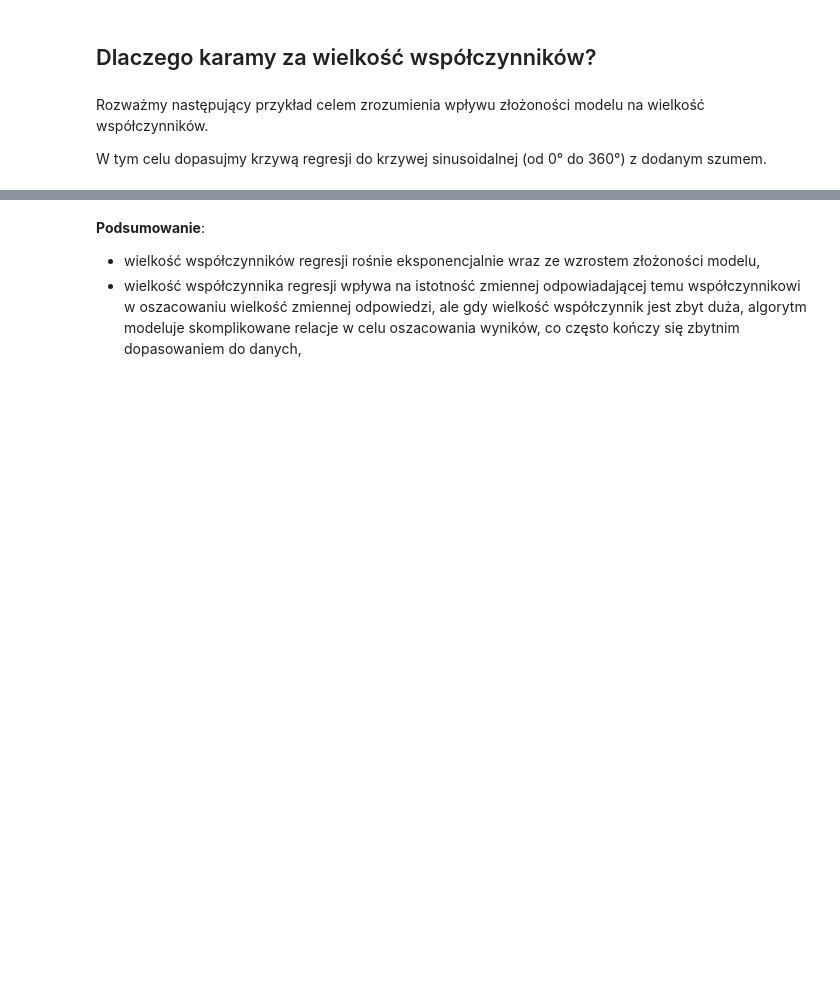
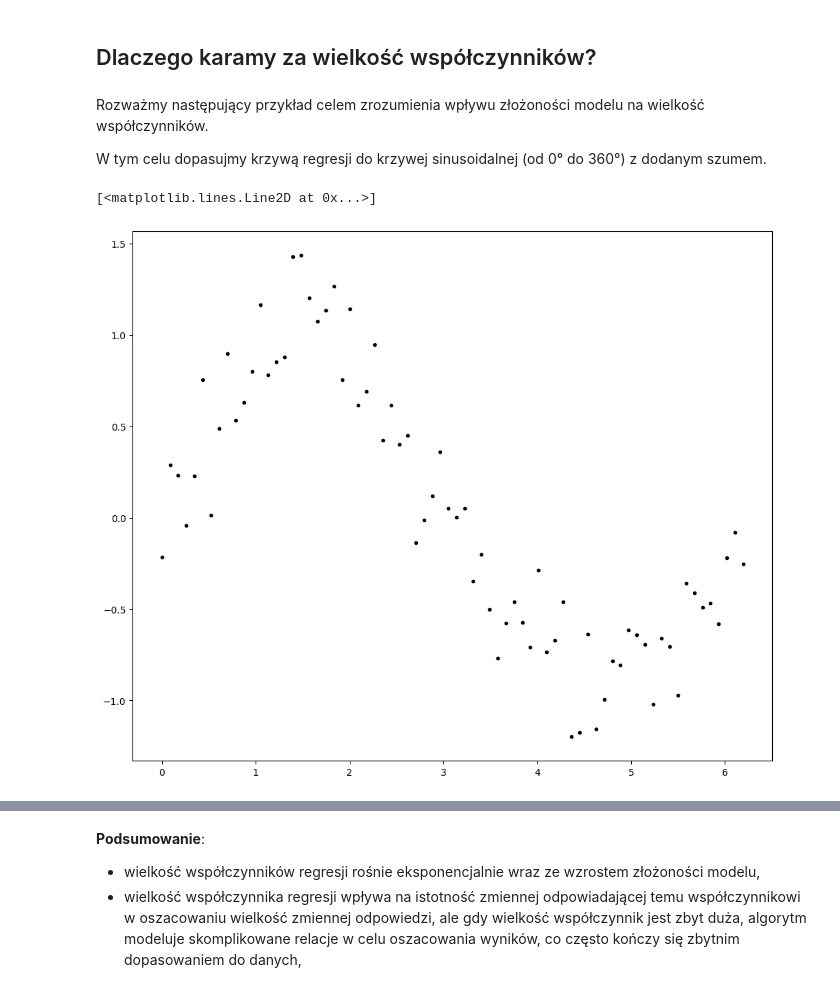
Before and after one commit to RudasKAP/ds08032025regul, a Jupyter notebook: 01_regularyzacja/02_regularyzacja_model_regresji.ipynb, the cells around one changed output, grey strips where cells are left out. Drawn from its saved outputs; the diff is of its cells as text; code cells hidden in the pictures; blank space fills up the shorter version.

```diff
--- a/01_regularyzacja/02_regularyzacja_model_regresji.ipynb
+++ b/01_regularyzacja/02_regularyzacja_model_regresji.ipynb
@@ -36,7 +36,9 @@ W tym celu dopasujmy krzywą regresji do krzywej sinusoidalnej (od 0° do 360°)
 # %%
-# #generacja danych
-# x = np.array([i*np.pi/180 for i in range(0,360,1)])
-# X = pd.DataFrame(x)
-# y = np.sin(x)+np.random.normal(0,0.2,len(x))
-# plt.plot(x,y,'.',color = 'black')
+x = np.array([i * np.pi/180 for i in range(0, 360, 5)])
+X = pd.DataFrame(x)
+y = np.sin(x) + np.random.normal(0, .2, len(x))
+plt.plot(x, y, '.', color = 'black')
+# %% [output]
+[<matplotlib.lines.Line2D at 0x...>]
+[figure, added]
 # %%
```
Also changed, not shown: parts of 12 cells of this notebook, 2 other files.
